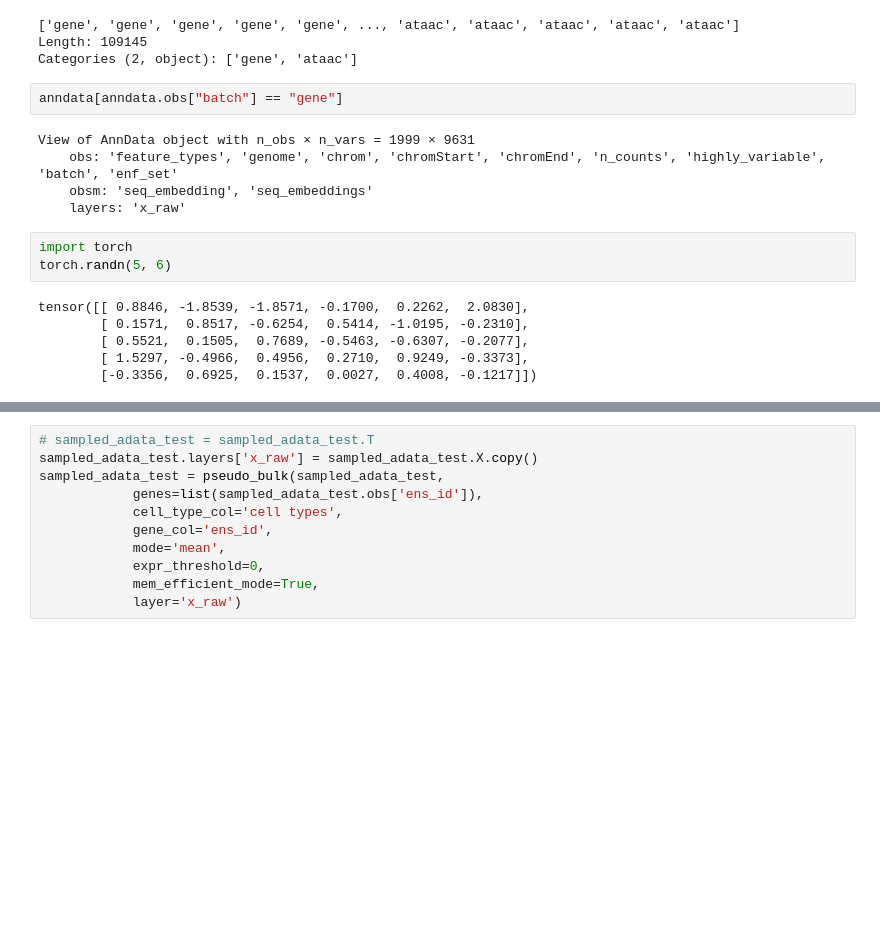
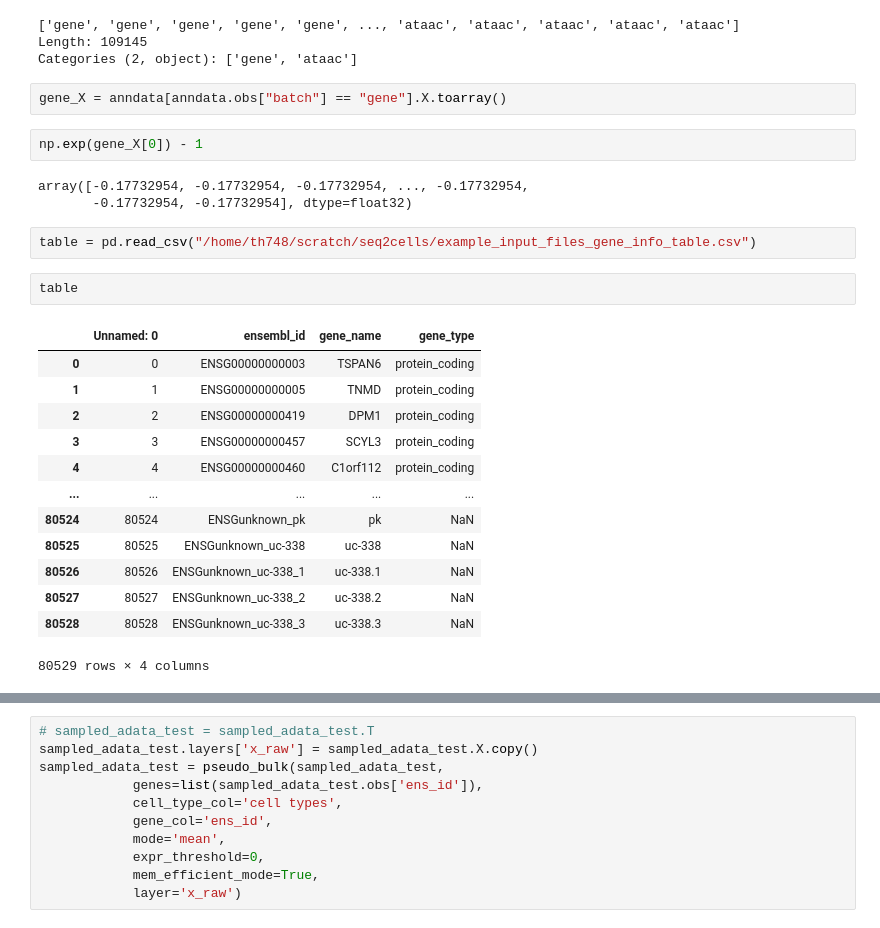
Before and after one commit to HelloWorldLTY/UNICORN, a Jupyter notebook: test.ipynb, the cells around one changed output, grey strips where cells are left out. Cells and saved outputs as stored; diff of their text form; blank space fills up the shorter version.

```diff
--- a/test.ipynb
+++ b/test.ipynb
@@ -50,18 +40,27 @@ anndata.obs["batch"].values
 Length: 109145
 Categories (2, object): ['gene', 'ataac']
 # %%
-anndata[anndata.obs["batch"] == "gene"]
+gene_X = anndata[anndata.obs["batch"] == "gene"].X.toarray()
-# %% [output]
-View of AnnData object with n_obs × n_vars = 1999 × 9631
-    obs: 'feature_types', 'genome', 'chrom', 'chromStart', 'chromEnd', 'n_counts', 'highly_variable', 'batch', 'enf_set'
-    obsm: 'seq_embedding', 'seq_embeddings'
-    layers: 'x_raw'
 # %%
-import torch
-torch.randn(5, 6)
+np.exp(gene_X[0]) - 1
 # %% [output]
-tensor([[ 0.8846, -1.8539, -1.8571, -0.1700,  0.2262,  2.0830],
-        [ 0.1571,  0.8517, -0.6254,  0.5414, -1.0195, -0.2310],
-        [ 0.5521,  0.1505,  0.7689, -0.5463, -0.6307, -0.2077],
-        [ 1.5297, -0.4966,  0.4956,  0.2710,  0.9249, -0.3373],
-        [-0.3356,  0.6925,  0.1537,  0.0027,  0.4008, -0.1217]])
+array([-0.17732954, -0.17732954, -0.17732954, ..., -0.17732954,
+       -0.17732954, -0.17732954], dtype=float32)
+# %%
+table = pd.read_csv("/home/th748/scratch/seq2cells/example_input_files_gene_info_table.csv")
+# %%
+table
+# %% [output]
+|  | Unnamed: 0 | ensembl_id | gene_name | gene_type |
+| 0 | 0 | ENSG00000000003 | TSPAN6 | protein_coding |
+| 1 | 1 | ENSG00000000005 | TNMD | protein_coding |
+| 2 | 2 | ENSG00000000419 | DPM1 | protein_coding |
+| 3 | 3 | ENSG00000000457 | SCYL3 | protein_coding |
+| 4 | 4 | ENSG00000000460 | C1orf112 | protein_coding |
+| ... | ... | ... | ... | ... |
+| 80524 | 80524 | ENSGunknown_pk | pk | NaN |
+| 80525 | 80525 | ENSGunknown_uc-338 | uc-338 | NaN |
+| 80526 | 80526 | ENSGunknown_uc-338_1 | uc-338.1 | NaN |
+| 80527 | 80527 | ENSGunknown_uc-338_2 | uc-338.2 | NaN |
+| 80528 | 80528 | ENSGunknown_uc-338_3 | uc-338.3 | NaN |
+80529 rows × 4 columns
```
Also changed, not shown: parts of 17 cells of this notebook, 6 other files.
